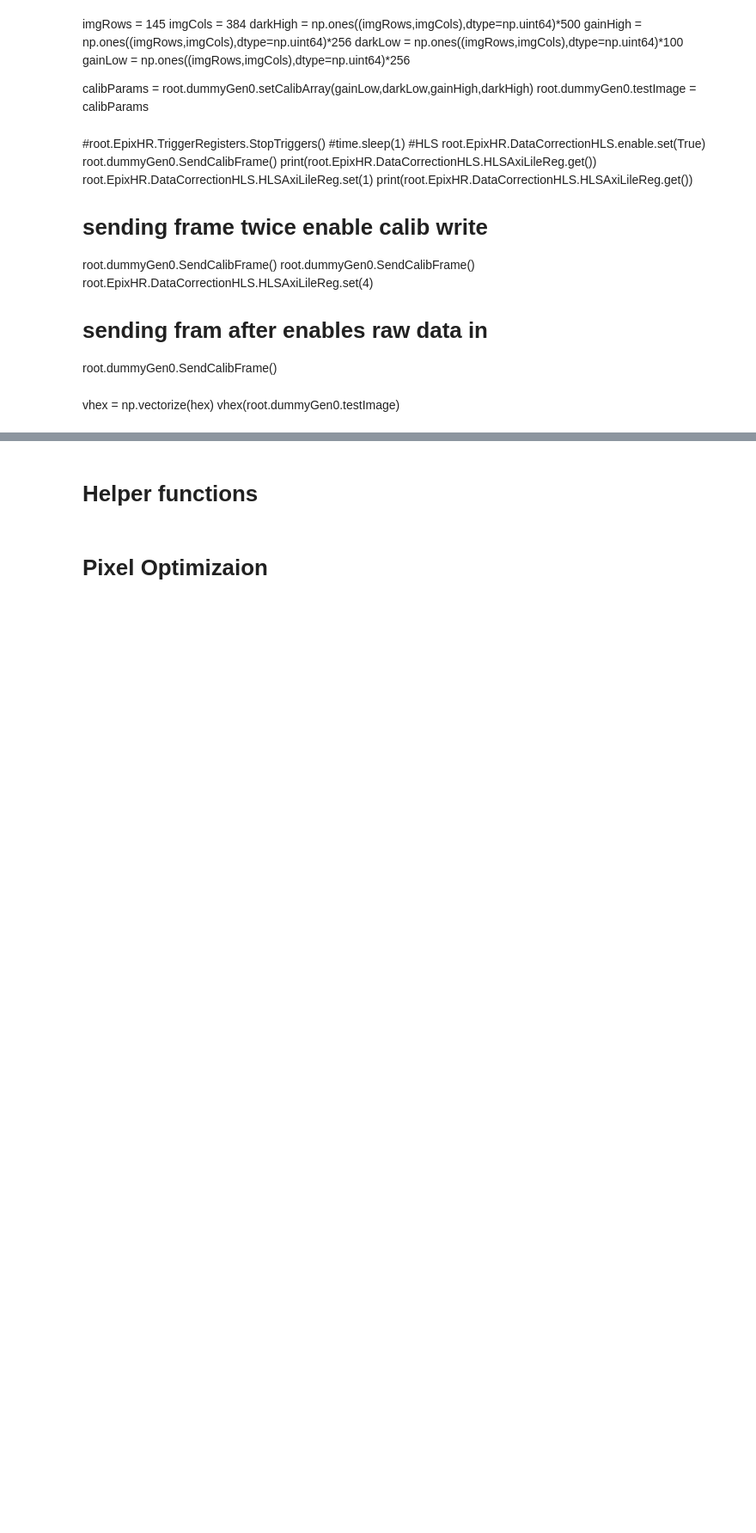
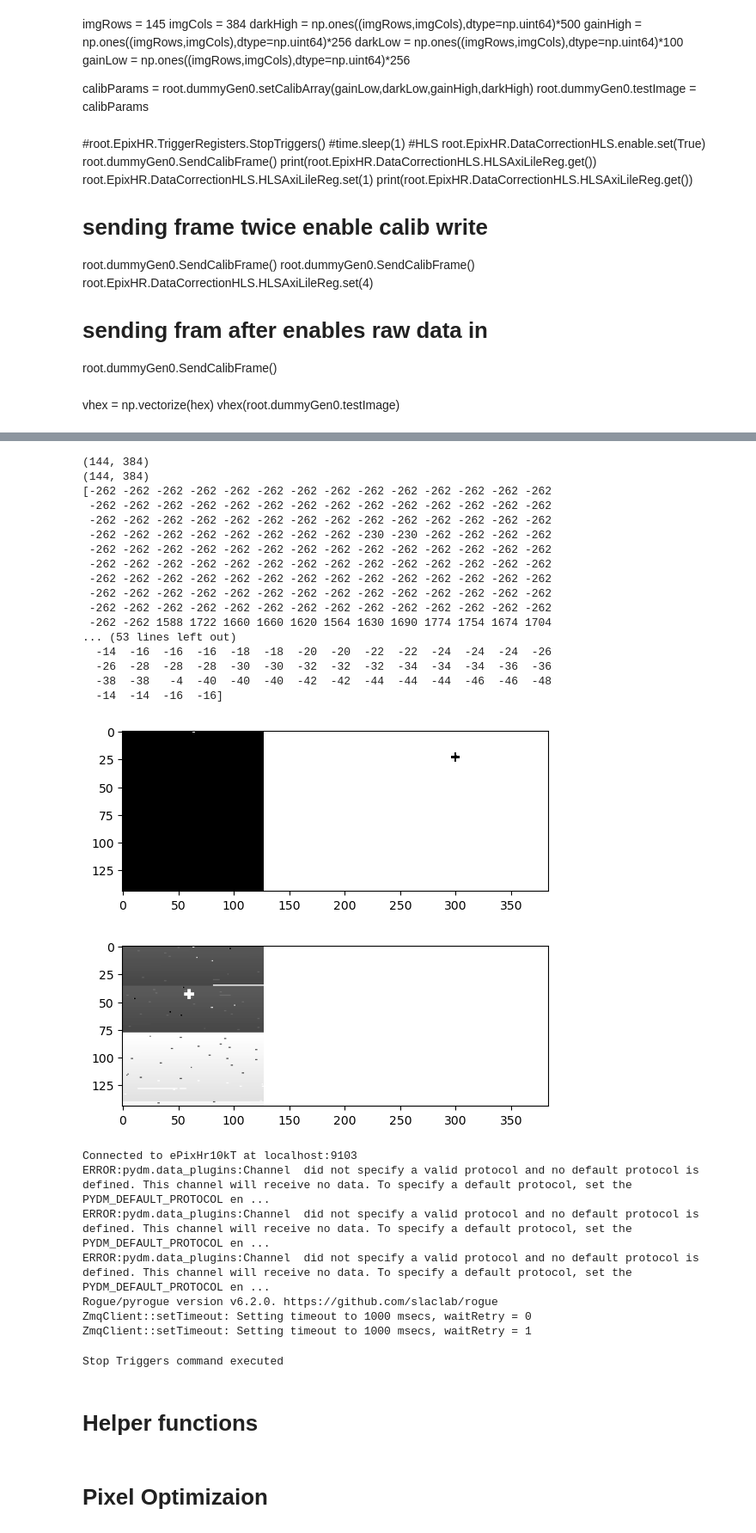
Before and after one commit to slaclab/epix-hr-single-10k, a Jupyter notebook: software/notebooks/ASIC_V4/pre-proc/hw_preprocessing.ipynb, the cells around one changed output, grey strips where cells are left out. Shown at 86% size. Drawn from its saved outputs; the diff is of its cells as text; code cells hidden in the pictures; blank space fills up the shorter version.

Commit message:
saving progress core sends a calib stream back

```diff
--- a/software/notebooks/ASIC_V4/pre-proc/hw_preprocessing.ipynb
+++ b/software/notebooks/ASIC_V4/pre-proc/hw_preprocessing.ipynb
@@ -86,18 +172,25 @@ gainLow  = np.ones((imgRows,imgCols),dtype=np.uint64)*256
 
 calibParams = root.dummyGen0.setCalibArray(gainLow,darkLow,gainHigh,darkHigh)
 root.dummyGen0.testImage = calibParams
+# %%
+root.dummyGen0._height = 5
 # %%
-#root.EpixHR.TriggerRegisters.StopTriggers()
-#time.sleep(1)
+root.EpixHR.TriggerRegisters.StopTriggers()
+time.sleep(1)
 #HLS
 root.EpixHR.DataCorrectionHLS.enable.set(True)
-root.dummyGen0.SendCalibFrame()
+#root.dummyGen0.SendCalibFrame()
 print(root.EpixHR.DataCorrectionHLS.HLSAxiLileReg.get())
 root.EpixHR.DataCorrectionHLS.HLSAxiLileReg.set(1)
 print(root.EpixHR.DataCorrectionHLS.HLSAxiLileReg.get())
 # sending frame twice enable calib write
+#root.dummyGen0.SendCalibFrame()
+for i in range(1):
+    root.dummyGen0.SendCalibFrame()
+    time.sleep(0.05)
+time.sleep(5)
+#root.dummyGen0.SendCalibFrame()
+root.EpixHR.DataCorrectionHLS.HLSAxiLileReg.set(0)
+# sending fram after enables raw data in
+root.dummyGen0._height = 145
 root.dummyGen0.SendCalibFrame()
-root.dummyGen0.SendCalibFrame()
-root.EpixHR.DataCorrectionHLS.HLSAxiLileReg.set(2)
-# sending fram after enables raw data in
-root.dummyGen0.SendCalibFrame()
@@ -145,25 +249,56 @@ root.EpixHR.TriggerRegisters.StartAutoTrigger()
 # %%
 dark = root.DataReceiver0.Data.get()
 print(dark.shape)
 plt.figure()
 plt.imshow(dark, cmap='gray', vmin=0, vmax=20)
 plt.plot()
 
 plt.figure()
 pre = root.DataReceiver2.Data.get().astype(np.int16)
 print(dark.shape)
 dark.shape
-plt.imshow(pre, cmap='gray', vmin=0, vmax=20)
+plt.imshow(pre, cmap='gray', vmin=-400, vmax=0)
 plt.plot()
 
 imgRows = 145
 imgCols = 384
 darkHigh = np.ones((imgRows,imgCols),dtype=np.uint64)*0
 darkHigh[1:,:] = dark
-gainHigh = np.ones((imgRows,imgCols),dtype=np.uint64)*256
-darkLow  = np.ones((imgRows,imgCols),dtype=np.uint64)*100
+gainHigh = np.ones((imgRows,imgCols),dtype=np.uint64)*0
+darkLow  = np.ones((imgRows,imgCols),dtype=np.uint64)*0
 darkLow[1:,:] = dark
-gainLow  = np.ones((imgRows,imgCols),dtype=np.uint64)*256
+gainLow  = np.ones((imgRows,imgCols),dtype=np.uint64)*0
 
-calibParams = root.dummyGen0.setCalibArray(gainLow,darkLow,gainHigh,darkHigh)
-root.dummyGen0.testImage = calibParams
+#calibParams = root.dummyGen0.setCalibArray(gainLow,darkLow,gainHigh,darkHigh)
+#root.dummyGen0.testImage = calibParams
+
+print(pre[1,:])
+print(pre[117,:])
+print(pre[:,20])
+# %% [output]
+(144, 384)
+(144, 384)
+[-262 -262 -262 -262 -262 -262 -262 -262 -262 -262 -262 -262 -262 -262
+ -262 -262 -262 -262 -262 -262 -262 -262 -262 -262 -262 -262 -262 -262
+ -262 -262 -262 -262 -262 -262 -262 -262 -262 -262 -262 -262 -262 -262
+ -262 -262 -262 -262 -262 -262 -262 -262 -230 -230 -262 -262 -262 -262
+ -262 -262 -262 -262 -262 -262 -262 -262 -262 -262 -262 -262 -262 -262
+ -262 -262 -262 -262 -262 -262 -262 -262 -262 -262 -262 -262 -262 -262
+ -262 -262 -262 -262 -262 -262 -262 -262 -262 -262 -262 -262 -262 -262
+ -262 -262 -262 -262 -262 -262 -262 -262 -262 -262 -262 -262 -262 -262
+ -262 -262 -262 -262 -262 -262 -262 -262 -262 -262 -262 -262 -262 -262
+ -262 -262 1588 1722 1660 1660 1620 1564 1630 1690 1774 1754 1674 1704
+... (53 lines left out)
+  -14  -16  -16  -16  -18  -18  -20  -20  -22  -22  -24  -24  -24  -26
+  -26  -28  -28  -28  -30  -30  -32  -32  -32  -34  -34  -34  -36  -36
+  -38  -38   -4  -40  -40  -40  -42  -42  -44  -44  -44  -46  -46  -48
+  -14  -14  -16  -16]
+[figure, added]
+[figure, added]
+Connected to ePixHr10kT at localhost:9103
+ERROR:pydm.data_plugins:Channel  did not specify a valid protocol and no default protocol is defined. This channel will receive no data. To specify a default protocol, set the PYDM_DEFAULT_PROTOCOL en ...
+ERROR:pydm.data_plugins:Channel  did not specify a valid protocol and no default protocol is defined. This channel will receive no data. To specify a default protocol, set the PYDM_DEFAULT_PROTOCOL en ...
+ERROR:pydm.data_plugins:Channel  did not specify a valid protocol and no default protocol is defined. This channel will receive no data. To specify a default protocol, set the PYDM_DEFAULT_PROTOCOL en ...
+Rogue/pyrogue version v6.2.0. https://github.com/slaclab/rogue
+ZmqClient::setTimeout: Setting timeout to 1000 msecs, waitRetry = 0
+ZmqClient::setTimeout: Setting timeout to 1000 msecs, waitRetry = 1
@@ -170,5 +308,11 @@ root.dummyGen0.testImage = calibParams
 # %%
+root.EpixHR.TriggerRegisters.StopTriggers()
+time.sleep(1)
+root.EpixHR.RegisterControl.preProcCrtl.set(1)
+time.sleep(1)
 root.EpixHR.RegisterControl.preProcCrtl.set(0)
+# %% [output]
+Stop Triggers command executed
 # %%
 imgRows = 145
 imgCols = 384
```
Also changed, not shown: parts of 14 cells of this notebook, 8 other files.
